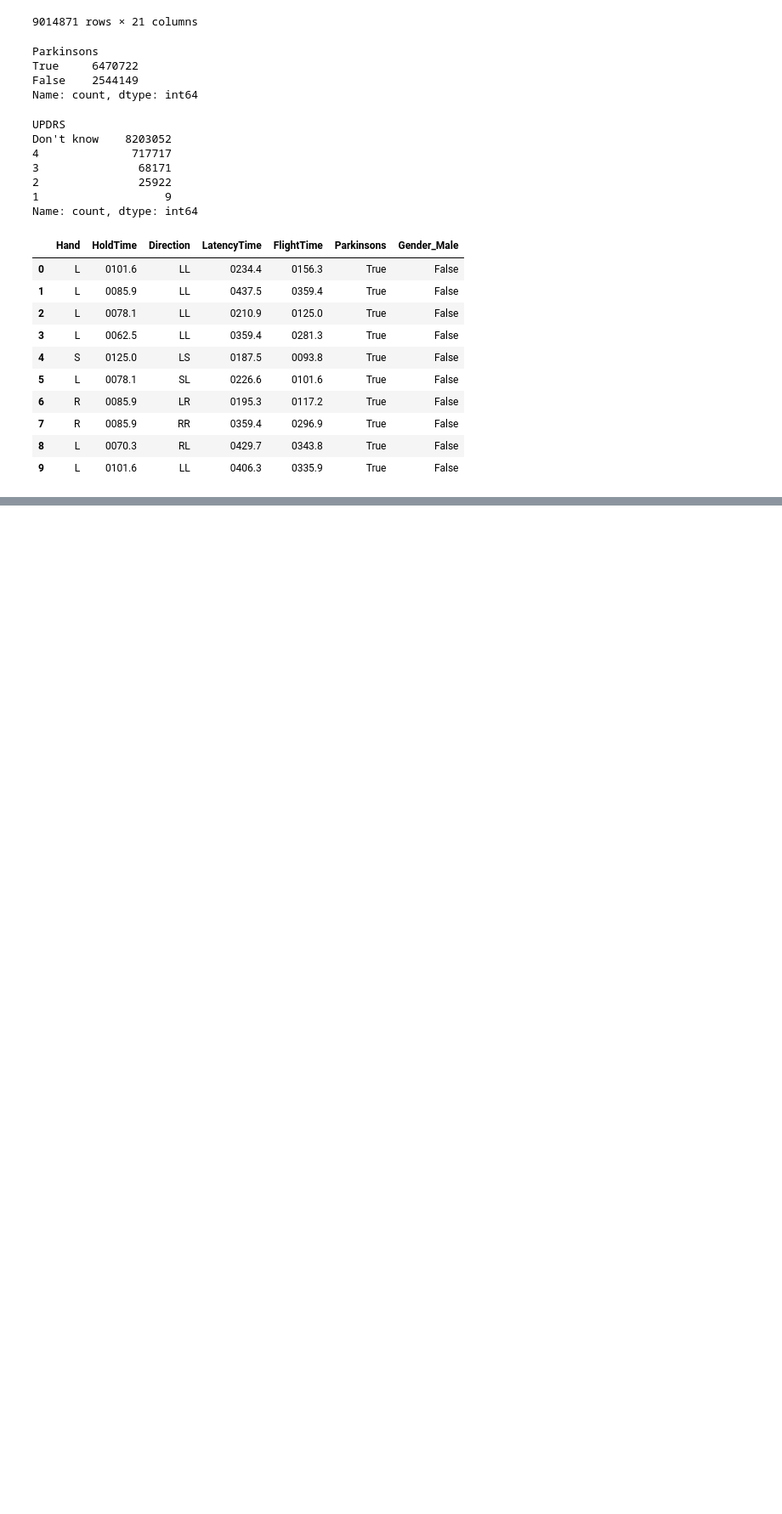
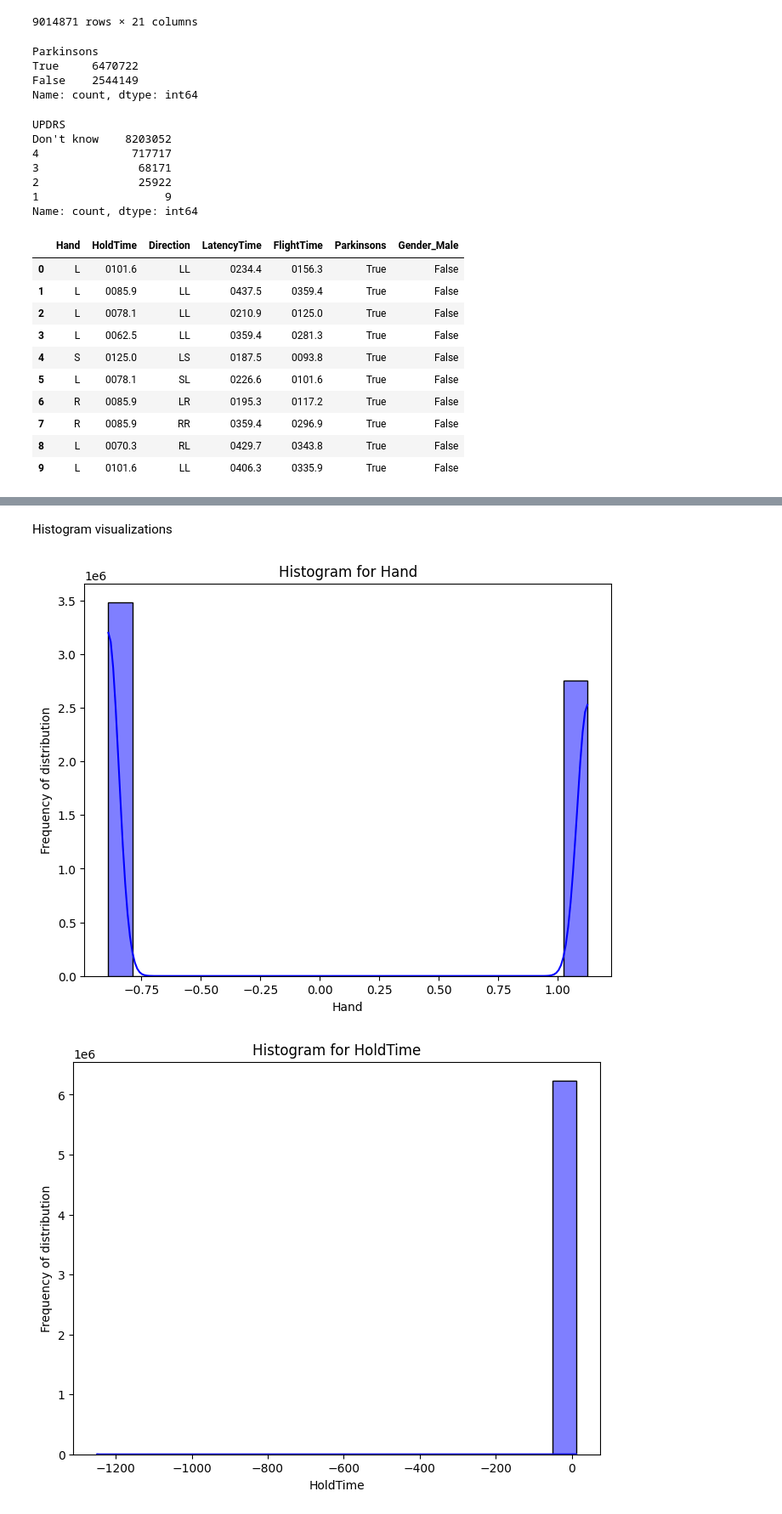
Before and after one commit to idranne/Columbia-DBMI-, a Jupyter notebook: Typing dataset/preprocessing.ipynb, the cells around one changed output, grey strips where cells are left out. Shown at 85% size. Drawn from its saved outputs; the diff is of its cells as text; code cells hidden in the pictures; blank space fills up the shorter version.

```diff
--- a/Typing dataset/preprocessing.ipynb
+++ b/Typing dataset/preprocessing.ipynb
@@ -245,0 +467,5 @@ df.to_csv("modeling.csv", index=False)
+# %%
+#Creating a dataframe with the scaled data and visualizing it again
+df_scaled = pd.DataFrame(data=data_scaled, columns=num_columns)
+
+df_scaled
@@ -245,0 +486,14 @@ df.to_csv("modeling.csv", index=False)
+# %% [markdown]
+Histogram visualizations
+# %%
+for col in num_columns:
+
+    plt.figure(figsize=(8,6))
+    sns.histplot(df_scaled[col], bins=20, kde=True, color="blue")
+    plt.title("Histogram for" + " " + col)
+    plt.xlabel(col)
+    plt.ylabel("Frequency of distribution")
+    plt.show()
+# %% [output]
+[figure, added]
+[figure, added]
```
Also changed, not shown: parts of 34 cells of this notebook, 3 other files.
